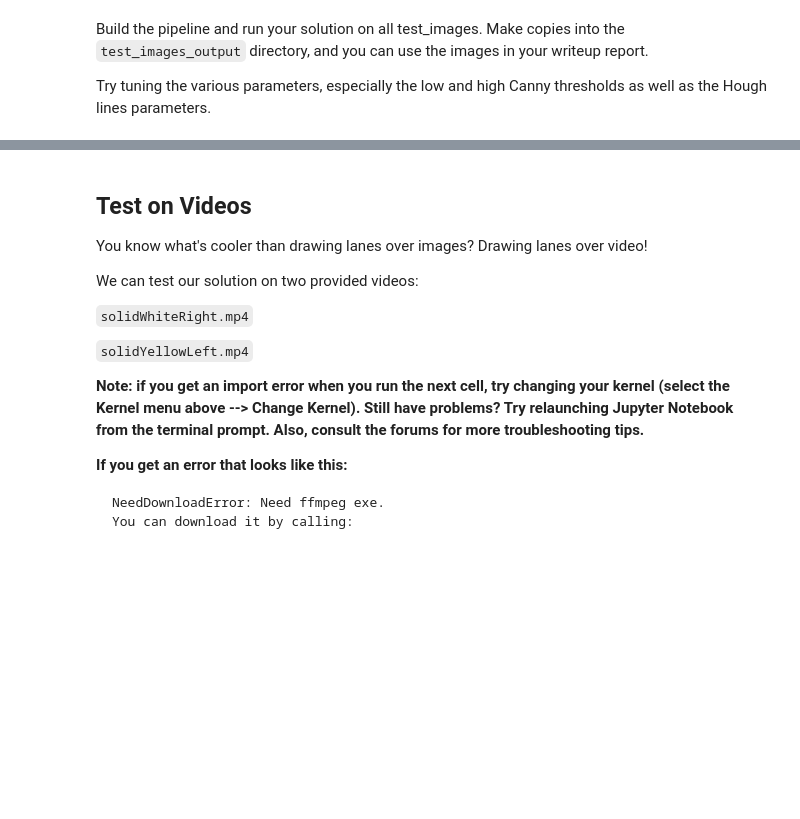
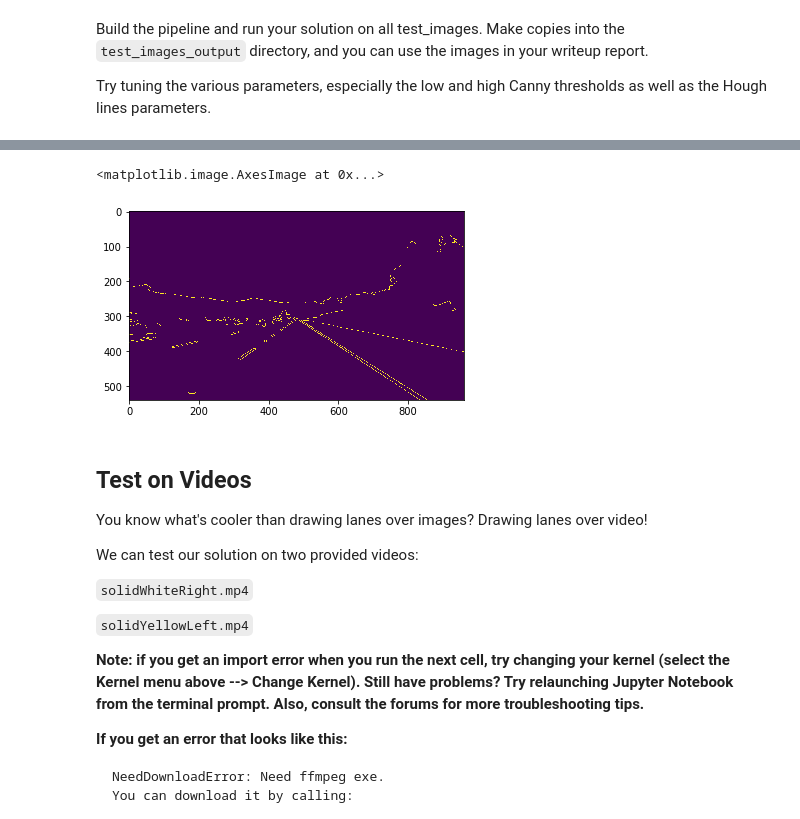
Before and after one commit to morningbob/Udacity_Self_Driving_Car_Nanodegree, a Jupyter notebook: P1.ipynb, the cells around one changed output, grey strips where cells are left out. Drawn from its saved outputs; the diff is of its cells as text; code cells hidden in the pictures; blank space fills up the shorter version.

Commit message:
modifying, refering to lessons' scripts in Color_region

```diff
--- a/P1.ipynb
+++ b/P1.ipynb
@@ -221,0 +217,21 @@ apex = [450, 300]
+# %%
+# Define our parameters for Canny and apply
+low_threshold = 50
+high_threshold = 150
+#edges = cv2.Canny(blur_gray, low_threshold, high_threshold)
+edges = canny(blur_gray, low_threshold, high_threshold)
+# %%
+# Next we'll create a masked edges image using cv2.fillPoly()
+#mask = np.zeros_like(edges)
+#ignore_mask_color = 255
+
+# This time we are defining a four sided polygon to mask
+imshape = image.shape
+vertices = np.array([[(0,imshape[0]),(0, 0), (imshape[1], 0), (imshape[1],imshape[0])]], dtype=np.int32)
+#cv2.fillPoly(mask, vertices, ignore_mask_color)
+#masked_edges = cv2.bitwise_and(edges, mask)
+masked_edges = region_of_interest(edges, vertices)
+plt.imshow(masked_edges)
+# %% [output]
+<matplotlib.image.AxesImage at 0x...>
+[figure, added]
```
Also changed, not shown: parts of 5 cells of this notebook.
